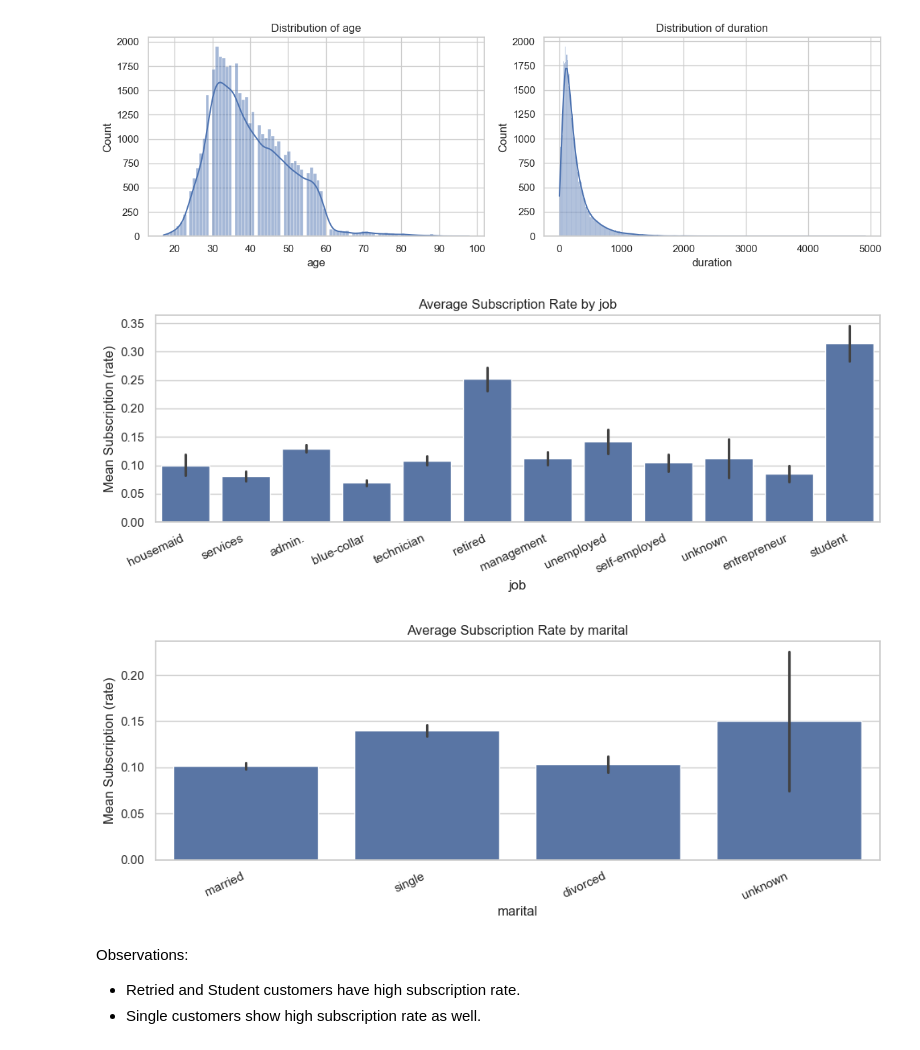
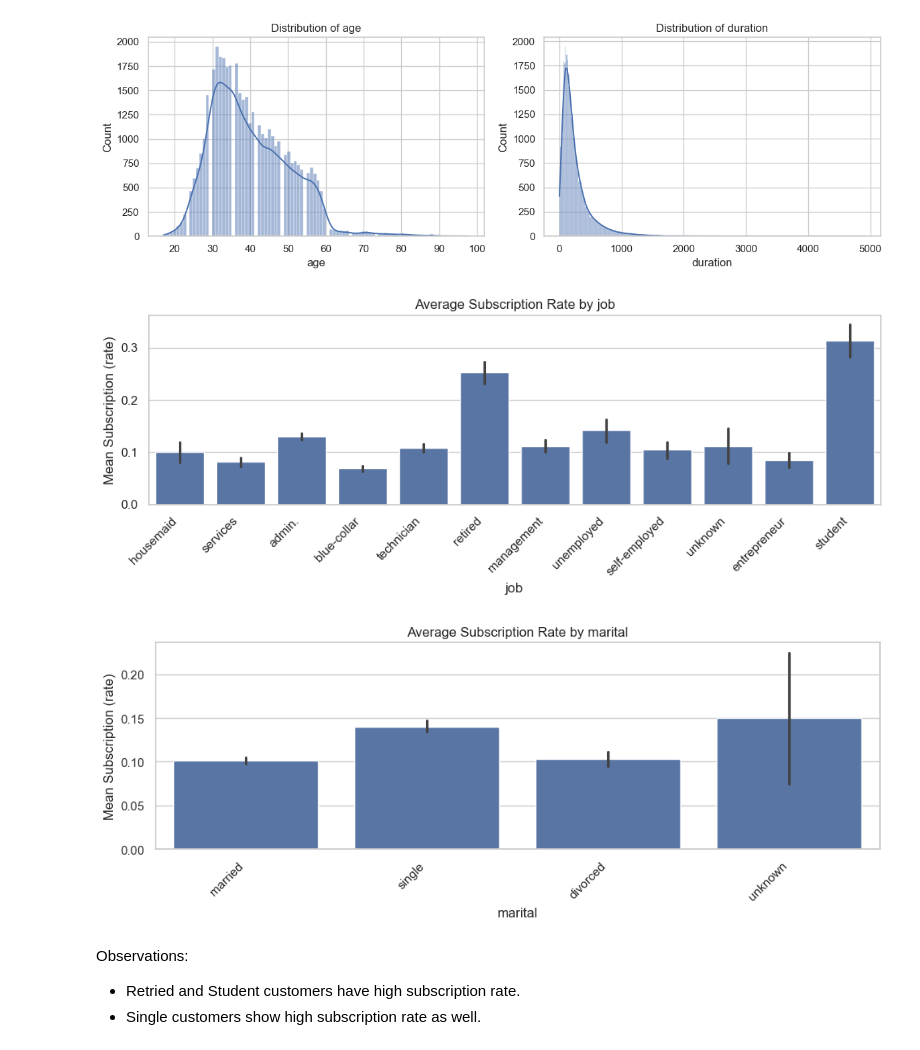
Before and after one commit to skavoori/practical-application-3, a Jupyter notebook: prompt_III.ipynb, the cells around one changed output. Saved outputs shown, nothing was run; the diff lists cells and outputs as text; code cells hidden in the pictures.

```diff
--- a/prompt_III.ipynb
+++ b/prompt_III.ipynb
@@ -195,20 +196,20 @@ plt.show()
 # %%
 # Categorical response rate (choose up to 2 categorical features if available)
 cat_to_plot = cat_cols[:2]
 for col in cat_to_plot:
     plt.figure(figsize=(10, 4))
     # If y is numeric 0/1, barplot will show mean subscription rate by category
     tmp = pd.DataFrame({col: X[col], "Response": y})
     sns.barplot(data=tmp, x=col, y="Response")
     plt.title(f"Average Subscription Rate by {col}")
-    plt.xticks(rotation=25, ha="right")
+    plt.xticks(rotation=45, ha="right")
     plt.xlabel(col)
     plt.ylabel("Mean Subscription (rate)")
     plt.tight_layout()
     plt.show()
 # %% [output]
-[figure, old version]
+[figure, new version]
-[figure, old version]
+[figure, new version]
 # %% [markdown]
 Observations:
 - Retried and Student customers have high subscription  rate.
```
Also changed, not shown: parts of 2 cells of this notebook.
